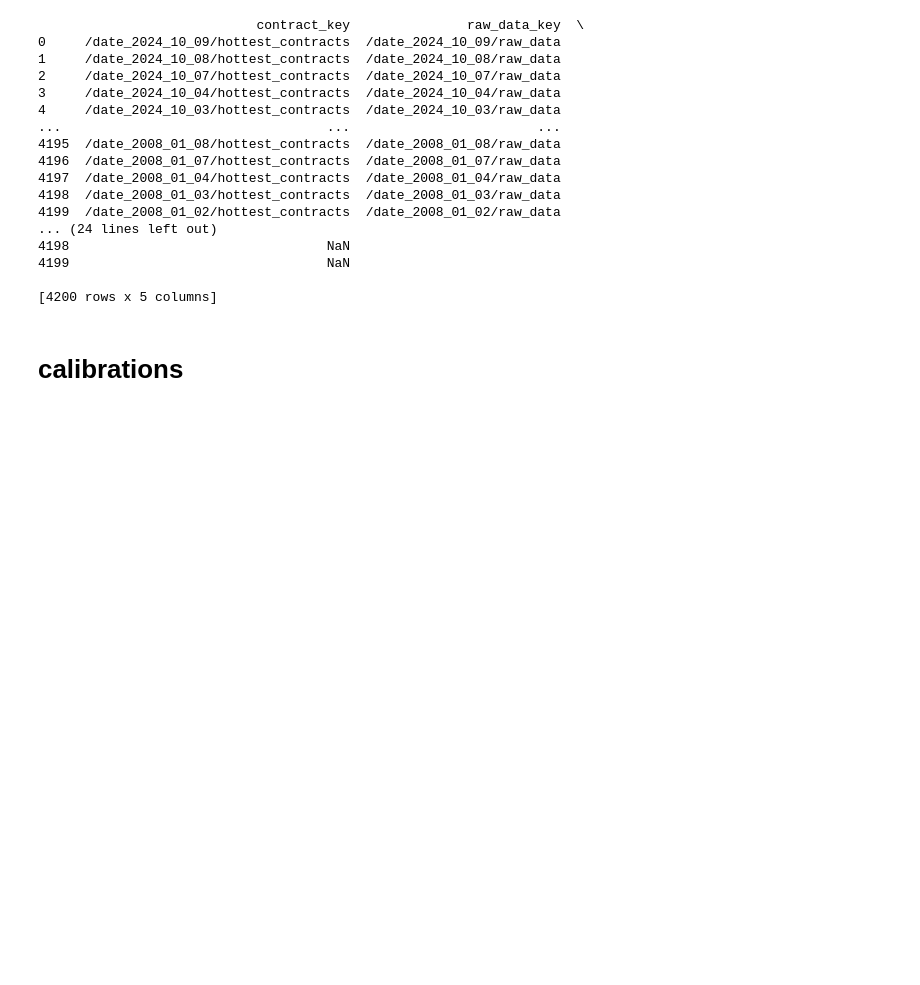
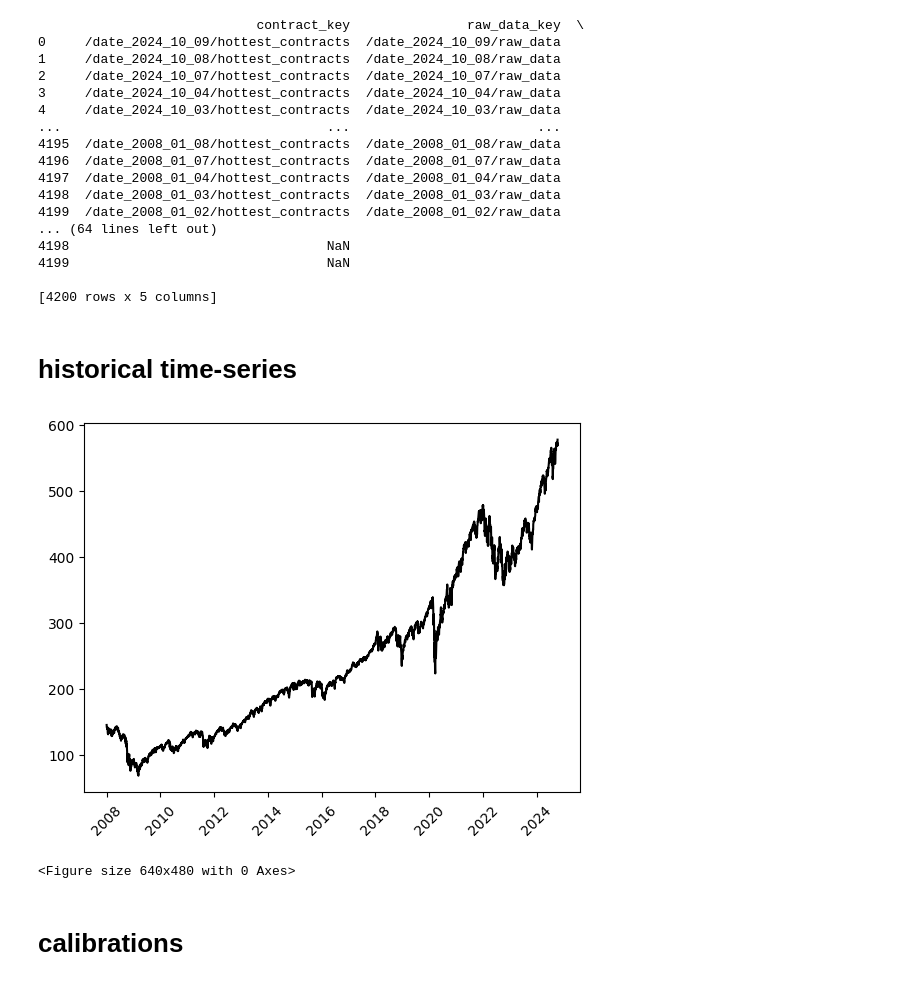
Before and after one commit to boomelage/machine-learning-option-pricing, a Jupyter notebook: historical_data/historical_av_collection/historical_av_data.ipynb, the cells around one changed output. Saved outputs shown, nothing was run; the diff lists cells and outputs as text; code cells hidden in the pictures; blank space fills up the shorter version.

```diff
--- a/historical_data/historical_av_collection/historical_av_data.ipynb
+++ b/historical_data/historical_av_collection/historical_av_data.ipynb
@@ -15,6 +17,7 @@ store = pd.HDFStore(h5_path)
 store.close()
 # %%
 from historical_av_key_collector import keys_df
+print(keys_df)
 # %% [output]
                             contract_key               raw_data_key  \
 0     /date_2024_10_09/hottest_contracts  /date_2024_10_09/raw_data
@@ -28,11 +31,39 @@ from historical_av_key_collector import keys_df
 4197  /date_2008_01_04/hottest_contracts  /date_2008_01_04/raw_data
 4198  /date_2008_01_03/hottest_contracts  /date_2008_01_03/raw_data
 4199  /date_2008_01_02/hottest_contracts  /date_2008_01_02/raw_data
-... (24 lines left out)
+... (64 lines left out)
 4198                                 NaN
 4199                                 NaN
 
 [4200 rows x 5 columns]
+# %% [markdown]
+# historical time-series
+# %%
+contract_keys = keys_df.copy().dropna(subset='contract_key')
+contracts = []
+while True:
+    try:
+        store.open()
+        for i,row in contract_keys.iterrows():
+            contracts.append(store[row['contract_key']])
+        break
+    except Exception as e:
+        print(e)
+        print('retrying in...')
+        for i in range(2):
+            print(2-i)
+            time.sleep(1)
+    finally:
+        store.close()
+contracts = pd.concat(contracts,ignore_index=True)[['date','spot_price']].drop_duplicates().set_index('date').squeeze()
+plt.figure()
+plt.plot(contracts,color='black')
+plt.xticks(rotation=45)
+plt.show()
+plt.clf()
+# %% [output]
+[figure, added]
+<Figure size 640x480 with 0 Axes>
 # %% [markdown]
 # calibrations
 # %%
```
Also changed, not shown: parts of 11 cells of this notebook, 1 other file.
